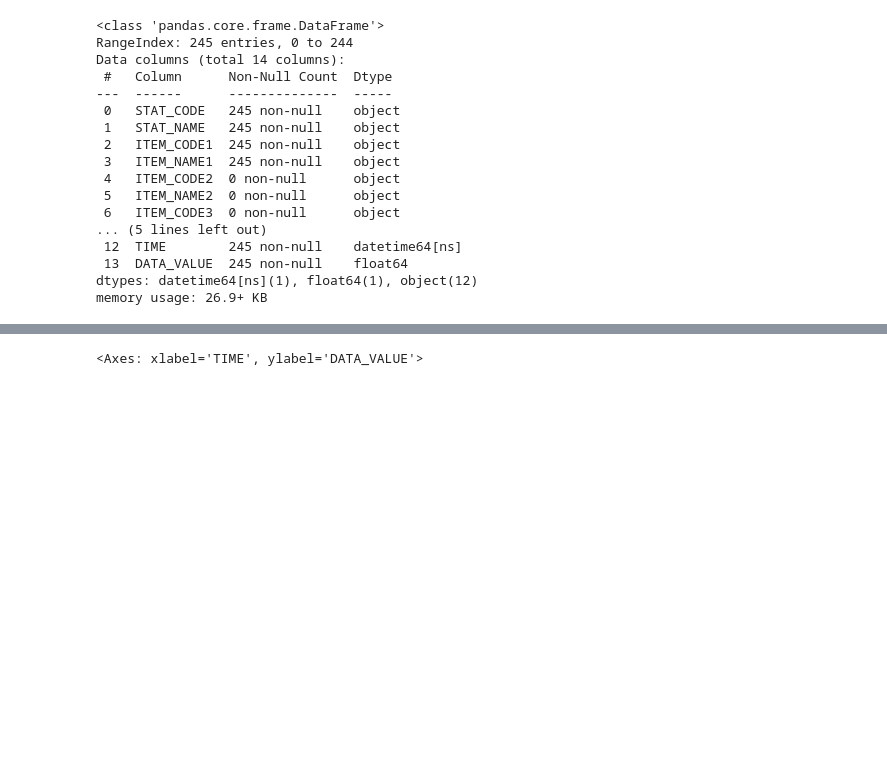
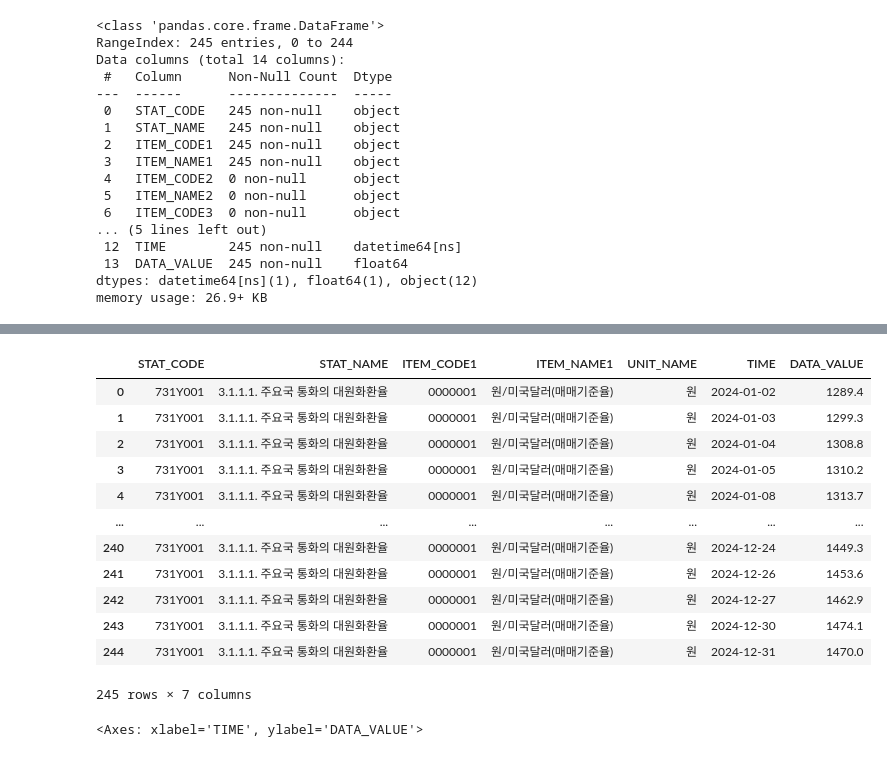
Before and after one commit to jmlee8939/ecos_api_loader, a Jupyter notebook: note.ipynb, the cells around one changed output, grey strips where cells are left out. Drawn from its saved outputs; the diff is of its cells as text; code cells hidden in the pictures; blank space fills up the shorter version.

```diff
--- a/note.ipynb
+++ b/note.ipynb
@@ -410,3 +394,19 @@ temp_df
+# %%
+temp_df.dropna(axis=1)
+# %% [output]
+|  | STAT_CODE | STAT_NAME | ITEM_CODE1 | ITEM_NAME1 | UNIT_NAME | TIME | DATA_VALUE |
+| 0 | 731Y001 | 3.1.1.1. 주요국 통화의 대원화환율 | 0000001 | 원/미국달러(매매기준율) | 원 | 2024-01-02 | 1289.4 |
+| 1 | 731Y001 | 3.1.1.1. 주요국 통화의 대원화환율 | 0000001 | 원/미국달러(매매기준율) | 원 | 2024-01-03 | 1299.3 |
+| 2 | 731Y001 | 3.1.1.1. 주요국 통화의 대원화환율 | 0000001 | 원/미국달러(매매기준율) | 원 | 2024-01-04 | 1308.8 |
+| 3 | 731Y001 | 3.1.1.1. 주요국 통화의 대원화환율 | 0000001 | 원/미국달러(매매기준율) | 원 | 2024-01-05 | 1310.2 |
+| 4 | 731Y001 | 3.1.1.1. 주요국 통화의 대원화환율 | 0000001 | 원/미국달러(매매기준율) | 원 | 2024-01-08 | 1313.7 |
+| ... | ... | ... | ... | ... | ... | ... | ... |
+| 240 | 731Y001 | 3.1.1.1. 주요국 통화의 대원화환율 | 0000001 | 원/미국달러(매매기준율) | 원 | 2024-12-24 | 1449.3 |
+| 241 | 731Y001 | 3.1.1.1. 주요국 통화의 대원화환율 | 0000001 | 원/미국달러(매매기준율) | 원 | 2024-12-26 | 1453.6 |
+| 242 | 731Y001 | 3.1.1.1. 주요국 통화의 대원화환율 | 0000001 | 원/미국달러(매매기준율) | 원 | 2024-12-27 | 1462.9 |
+| 243 | 731Y001 | 3.1.1.1. 주요국 통화의 대원화환율 | 0000001 | 원/미국달러(매매기준율) | 원 | 2024-12-30 | 1474.1 |
+| 244 | 731Y001 | 3.1.1.1. 주요국 통화의 대원화환율 | 0000001 | 원/미국달러(매매기준율) | 원 | 2024-12-31 | 1470.0 |
+245 rows × 7 columns
 # %%
 import matplotlib.pyplot as plt
 sns.lineplot(x=temp_df['TIME'], y=temp_df['DATA_VALUE'])
```
Also changed, not shown: parts of 1 cell of this notebook, 1 other file.
